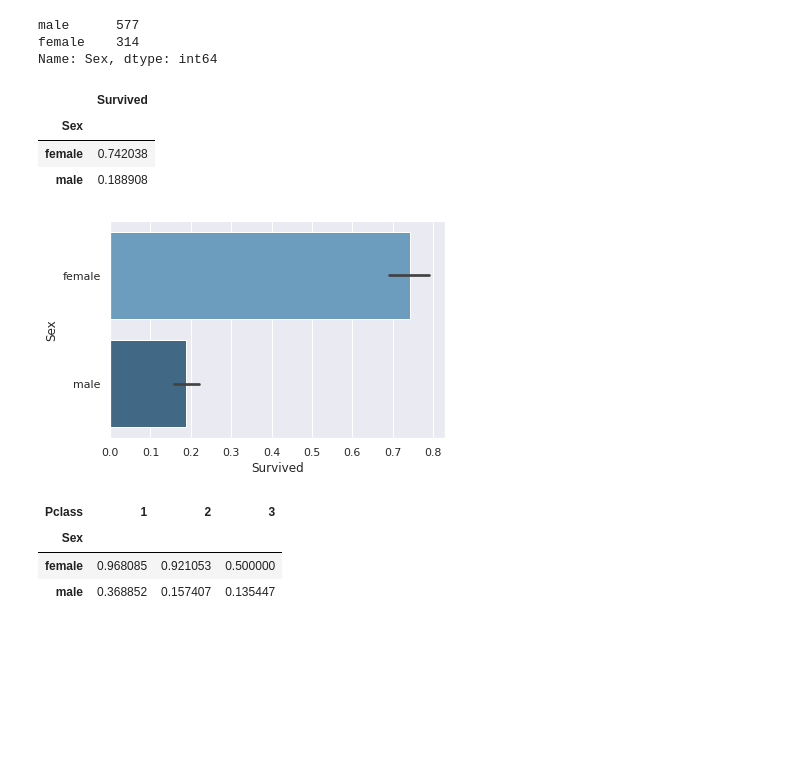
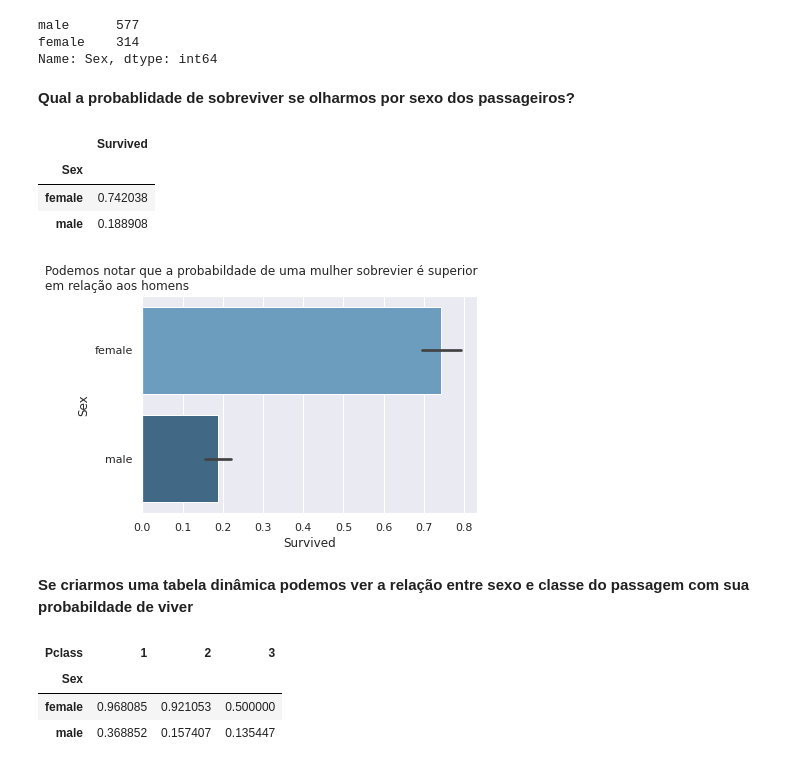
Before and after one commit to Rocyan4/Data_science, a Jupyter notebook: Titanic_Challenge.ipynb, the cells around one changed output. Saved outputs shown, nothing was run; the diff lists cells and outputs as text; code cells hidden in the pictures; blank space fills up the shorter version.

```diff
--- a/Titanic_Challenge.ipynb
+++ b/Titanic_Challenge.ipynb
@@ -199,4 +287,6 @@ train['Sex'].value_counts()
 male      577
 female    314
 Name: Sex, dtype: int64
+# %% [markdown]
+**Qual a probablidade de sobreviver se olharmos por sexo dos passageiros?**
 # %%
@@ -209,9 +300,16 @@ train[['Sex', 'Survived']].groupby(['Sex']).mean()
 # %%
 train['Sex'].unique()
 train[['Sex', "Survived"]].groupby(['Sex']).mean()
 plot = sns.barplot(x='Survived', y='Sex', data=train, palette="Blues_d", order=['female','male'])
+
+plot.figure.text(-0.1, 0.9,
+  'Podemos notar que a probabildade de uma mulher sobrevier é superior\n'
+  'em relação aos homens',
+   fontsize=12);
 # %% [output]
-[figure, old version]
+[figure, new version]
+# %% [markdown]
+**Se criarmos uma tabela dinâmica podemos ver a relação entre sexo e classe do passagem com sua probabildade de viver**
 # %%
 train.pivot_table('Survived', index='Sex', columns='Pclass')
 # %% [output]
```
Also changed, not shown: parts of 36 cells of this notebook.
